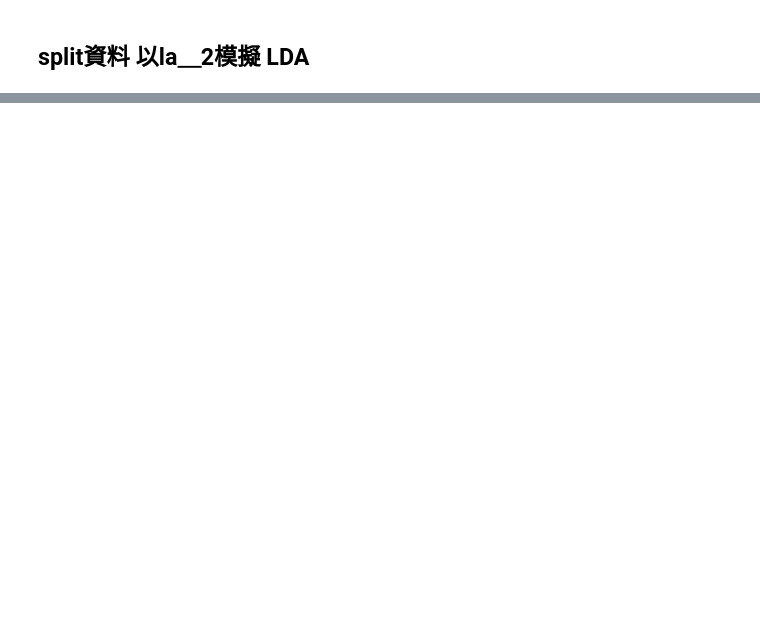
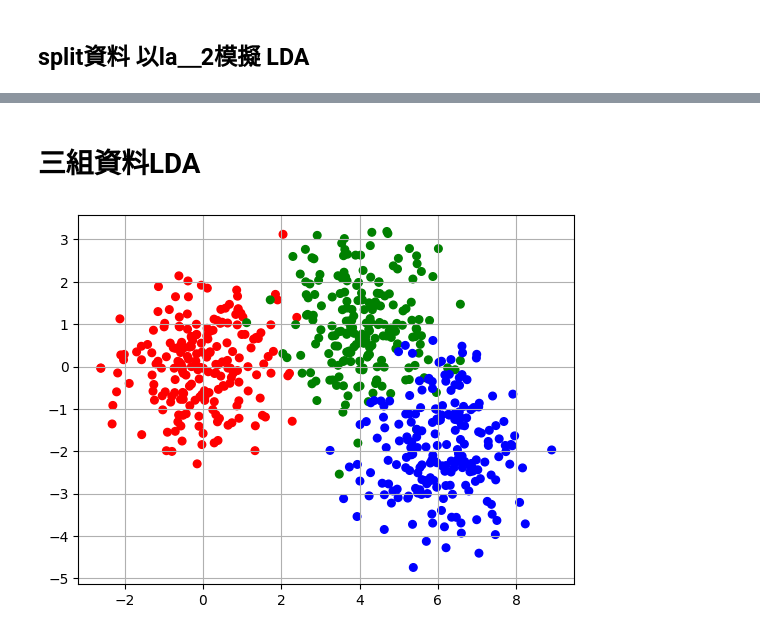
Before and after one commit to eason489233/vscode, a Jupyter notebook: ML2_lda.ipynb, the cells around one changed output, grey strips where cells are left out. Saved outputs shown, nothing was run; the diff lists cells and outputs as text; code cells hidden in the pictures; blank space fills up the shorter version.

```diff
--- a/ML2_lda.ipynb
+++ b/ML2_lda.ipynb
@@ -180,0 +181,26 @@ LDA testing Error:0.1000
+# %% [markdown]
+# 三組資料LDA
+# %%
+import numpy as np
+import matplotlib.pyplot as plt
+from scipy.stats import multivariate_normal
+n1, n2, n3 = 200, 200,200
+m1, m2 ,m3= np.array([0, 0]), np.array([4, 1]), np.array([6, -2])
+Cov1 = np.array([[1, 0], [0, 1]])
+Cov2 = np.array([[1, 0], [0, 1]])
+Cov3 = np.array([[1, 0], [0, 1]])
+mvn1 = multivariate_normal(mean = m1, cov = Cov1)
+mvn2 = multivariate_normal(mean = m2, cov = Cov2)
+mvn3 = multivariate_normal(mean = m3, cov = Cov3)
+A, B ,C= mvn1.rvs(n1), mvn2.rvs(n2),mvn3.rvs(n3)
+X = np.vstack((A, B,C))
+y = np.hstack((np.zeros(n1), np.ones(n2), np.ones(n2)*2))
+np.savetxt('logistic.txt', np.c_[X, y],\
+     fmt = "%.4f %.4f %d", header = "X1 X2 y")
+colors = ['red' if i == 0 else 'green'if i==1 else 'blue' for i in y]
+plt.scatter(X[:, 0], X[:, 1], \
+        c=colors, s=30, marker="o")
+plt.grid(True)
+plt.show()
+# %% [output]
+[figure, added]
```
Also changed, not shown: parts of 9 cells of this notebook, 2 other files.
